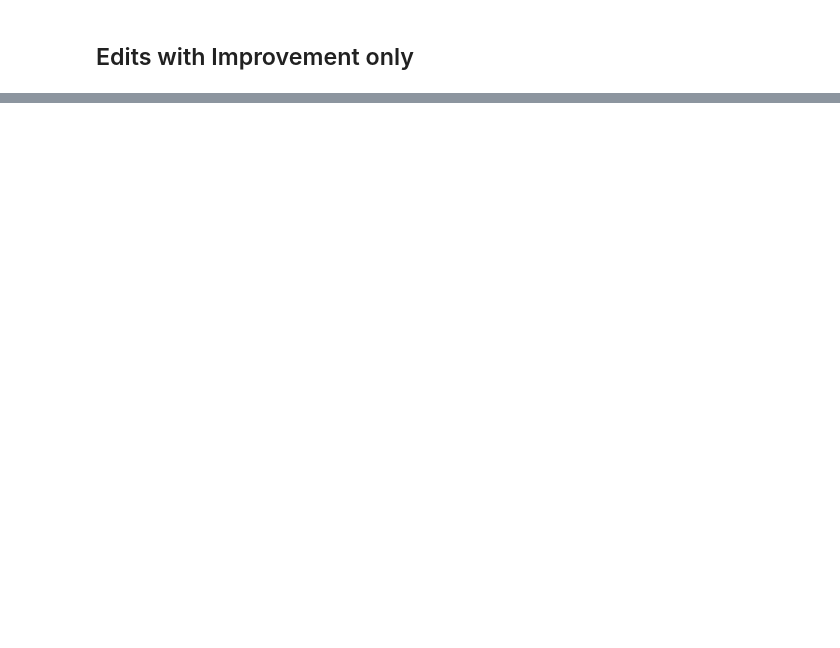
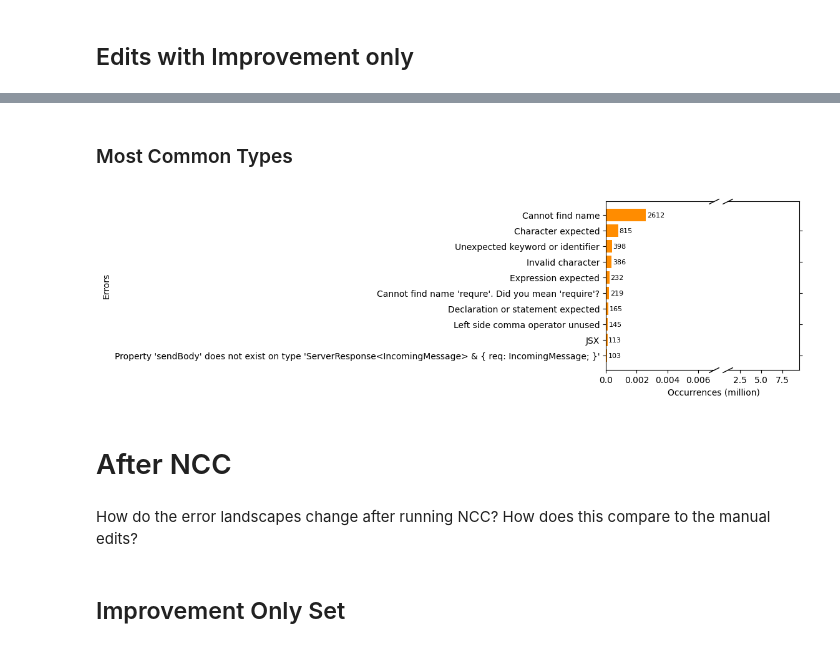
Before and after one commit to Brittany-Reid/node_code_correction, a Jupyter notebook: analysis/analysisSO.ipynb, the cells around one changed output, grey strips where cells are left out. Cells and saved outputs as stored; diff of their text form; code cells hidden in the pictures; blank space fills up the shorter version.

```diff
--- a/analysis/analysisSO.ipynb
+++ b/analysis/analysisSO.ipynb
@@ -360,0 +388,6 @@ Percentage Increase of LOC : 3.17 % ( 5777 )
+# %%
+sef_df = sof_errors.errors
+sefa_df = sofa_errors.errors
+overview(sof_errors)
+print()
+overview(sofa_errors)
@@ -360,0 +414,20 @@ Percentage Increase of LOC : 3.17 % ( 5777 )
+# %% [markdown]
+### Most Common Types
+# %%
+top10Errors(sef_df, "NUM OCCURANCES", saveas="sof_errorTypes", xlim=7000,
+    format = lambda x, p: format(int(x/100000), ','),
+    title = "Most Common Errors",
+    color = "ncc")
+
+# top10Errors(sefa_df, "NUM OCCURANCES", saveas="soff_errorTypes", xlim=700000,
+#     format = lambda x, p: format(int(x/100000), ','),
+#     title = "Most Common Errors",
+#     color = "ncc")
+# %% [output]
+[figure, added]
+# %% [markdown]
+# After NCC
+# %% [markdown]
+How do the error landscapes change after running NCC? How does this compare to the manual edits?
+# %% [markdown]
+## Improvement Only Set
```
Also changed, not shown: parts of 15 cells of this notebook.
